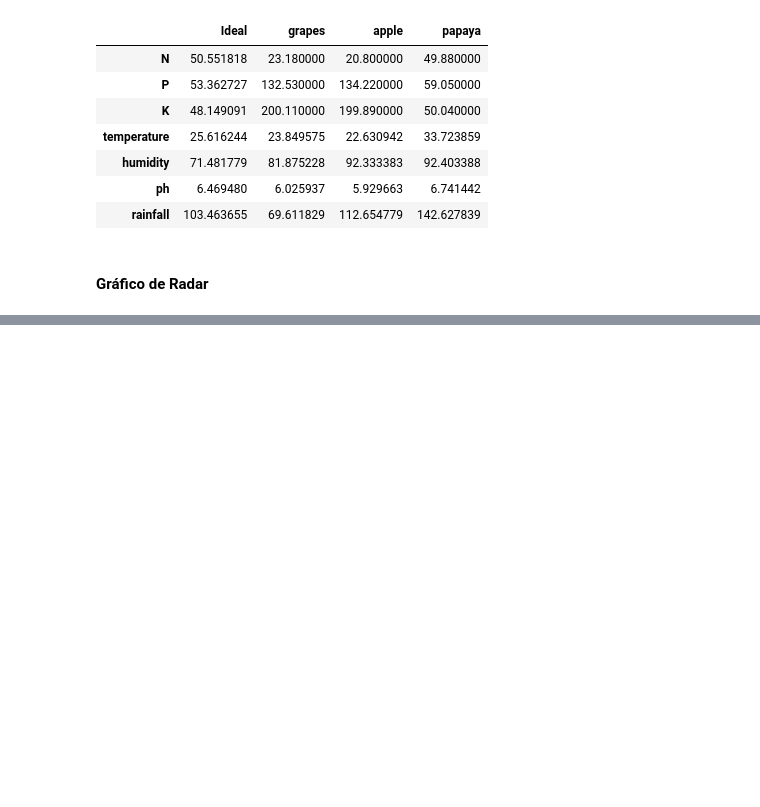
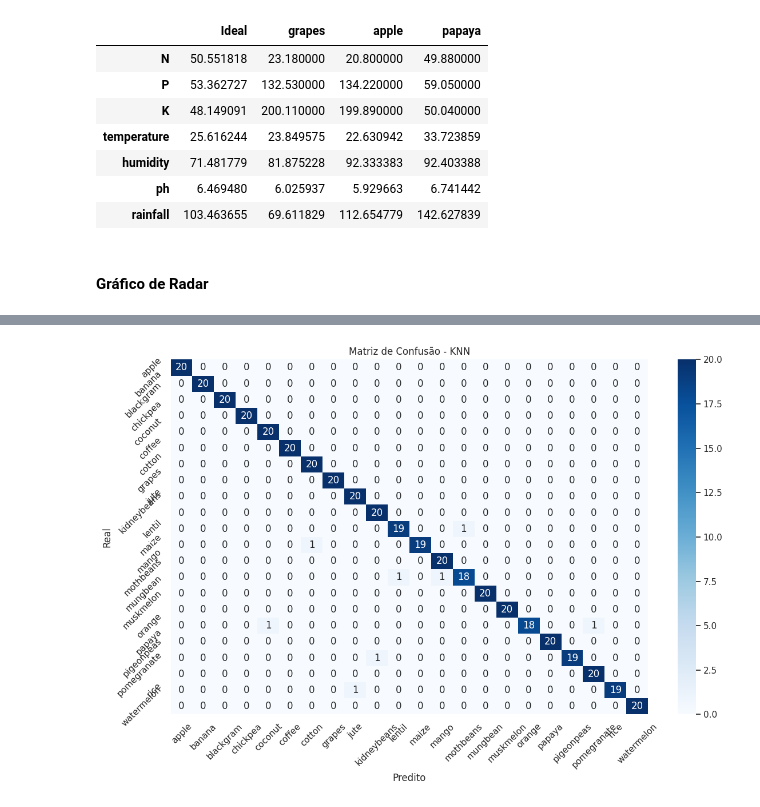
Before and after one commit to Fiap-RJ/Fase-3---Cap-14, a Jupyter notebook: ArthurAlentejo_RM564810_fase3_cap14.ipynb, the cells around one changed output, grey strips where cells are left out. Drawn from its saved outputs; the diff is of its cells as text; code cells hidden in the pictures; blank space fills up the shorter version.

Commit message:
Adicionando o treinamento para os modelos

```diff
--- a/ArthurAlentejo_RM564810_fase3_cap14.ipynb
+++ b/ArthurAlentejo_RM564810_fase3_cap14.ipynb
@@ -453,0 +524,12 @@ Cada cultura analisada possui características bastante específicas, e a compar
+# %%
+# Pegando os melhores parametros
+best_params = grid_search.best_params_
+
+# Criando e treinando o modelo KNN
+knn = KNeighborsClassifier(
+    n_neighbors=best_params['n_neighbors'],
+    weights=best_params['weights'],
+    metric=best_params['metric'],
+    p=best_params['p']
+)
+knn.fit(X_train_scaled, y_train)
@@ -453,0 +540,9 @@ Cada cultura analisada possui características bastante específicas, e a compar
+# %%
+# Predições
+y_pred = knn.predict(X_test_scaled)
+
+# Avaliação do modelo
+accuracy = accuracy_score(y_test, y_pred)
+print(f'Acurácia: {accuracy:.4f}')
+print("\nClassification Report:")
+print(classification_report(y_test, y_pred))
@@ -453,0 +567,15 @@ Cada cultura analisada possui características bastante específicas, e a compar
+# %%
+# Visualização da matriz de confusão
+plt.figure(figsize=(12, 8))
+sns.heatmap(confusion_matrix(y_test, y_pred),
+            annot=True, fmt='d', cmap='Blues',
+            xticklabels=knn.classes_, yticklabels=knn.classes_)
+plt.title('Matriz de Confusão - KNN')
+plt.xlabel('Predito')
+plt.ylabel('Real')
+plt.xticks(rotation=45)
+plt.yticks(rotation=45)
+plt.tight_layout()
+plt.show()
+# %% [output]
+[figure, added]
```
Also changed, not shown: parts of 23 cells of this notebook.
